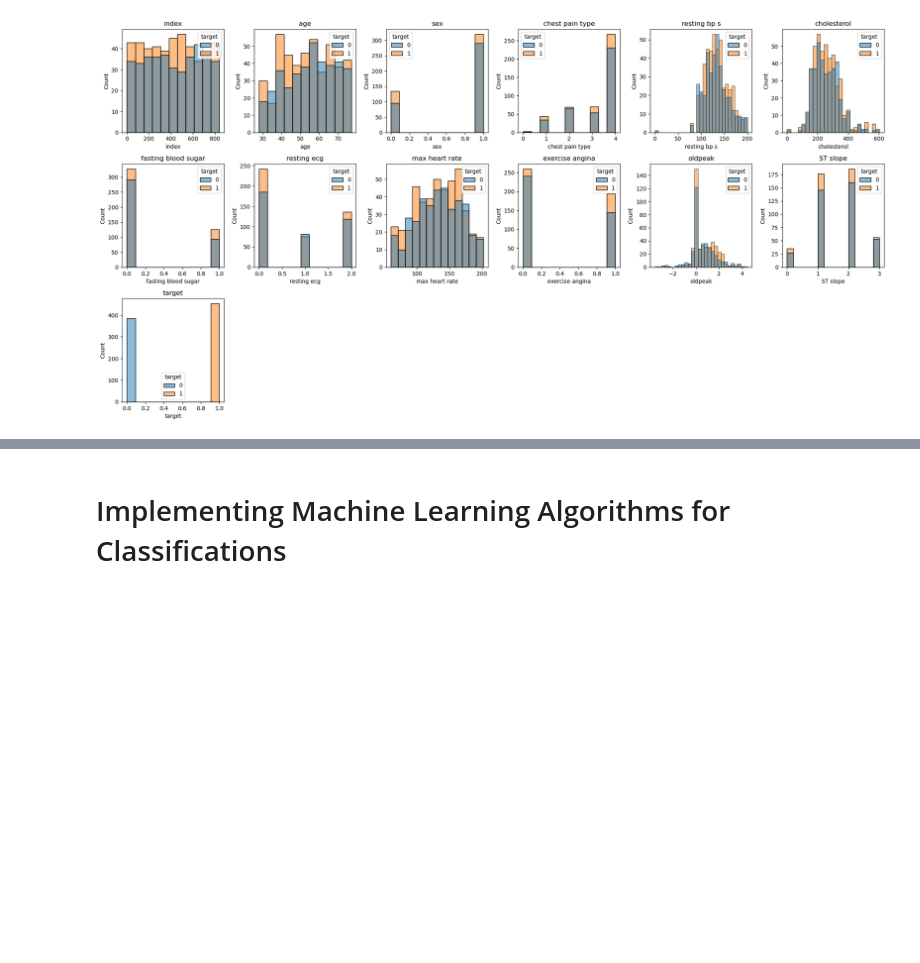
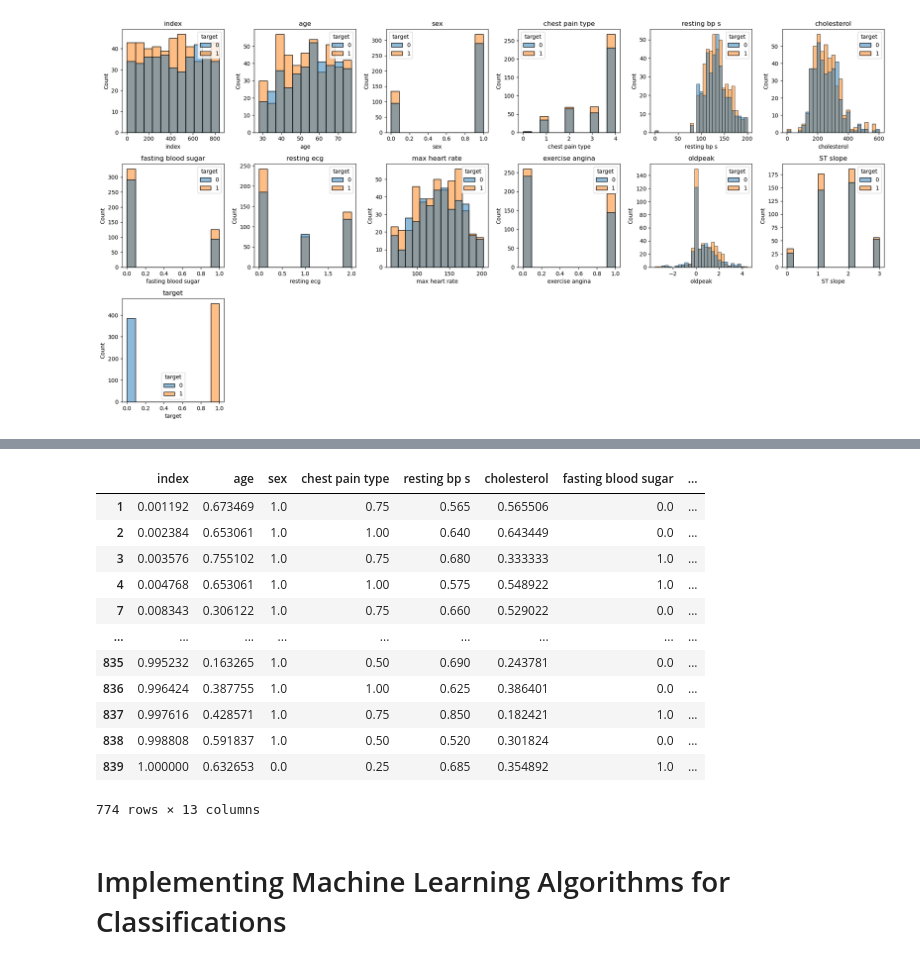
Before and after one commit to Dcoder-Nikhil/DS-projects, a Jupyter notebook: Heart disease Prediction (TFUG Chd Oct 2022)/heartDisease.ipynb, the cells around one changed output, grey strips where cells are left out. Drawn from its saved outputs; the diff is of its cells as text; code cells hidden in the pictures; blank space fills up the shorter version.

```diff
--- a/Heart disease Prediction (TFUG Chd Oct 2022)/heartDisease.ipynb
+++ b/Heart disease Prediction (TFUG Chd Oct 2022)/heartDisease.ipynb
@@ -192,3 +286,20 @@ plt.tight_layout()
+# %%
+df1=df[filter.all(axis=1)]
+df1
+# %% [output]
+|  | index | age | sex | chest pain type | resting bp s | cholesterol | fasting blood sugar | ... |
+| 1 | 0.001192 | 0.673469 | 1.0 | 0.75 | 0.565 | 0.565506 | 0.0 | ... |
+| 2 | 0.002384 | 0.653061 | 1.0 | 1.00 | 0.640 | 0.643449 | 0.0 | ... |
+| 3 | 0.003576 | 0.755102 | 1.0 | 0.75 | 0.680 | 0.333333 | 1.0 | ... |
+| 4 | 0.004768 | 0.653061 | 1.0 | 1.00 | 0.575 | 0.548922 | 1.0 | ... |
+| 7 | 0.008343 | 0.306122 | 1.0 | 0.75 | 0.660 | 0.529022 | 0.0 | ... |
+| ... | ... | ... | ... | ... | ... | ... | ... | ... |
+| 835 | 0.995232 | 0.163265 | 1.0 | 0.50 | 0.690 | 0.243781 | 0.0 | ... |
+| 836 | 0.996424 | 0.387755 | 1.0 | 1.00 | 0.625 | 0.386401 | 0.0 | ... |
+| 837 | 0.997616 | 0.428571 | 1.0 | 0.75 | 0.850 | 0.182421 | 1.0 | ... |
+| 838 | 0.998808 | 0.591837 | 1.0 | 0.50 | 0.520 | 0.301824 | 0.0 | ... |
+| 839 | 1.000000 | 0.632653 | 0.0 | 0.25 | 0.685 | 0.354892 | 1.0 | ... |
+774 rows × 13 columns
 # %% [markdown]
 # Implementing Machine Learning Algorithms for Classifications
 # %% [markdown]
```
Also changed, not shown: parts of 34 cells of this notebook.
